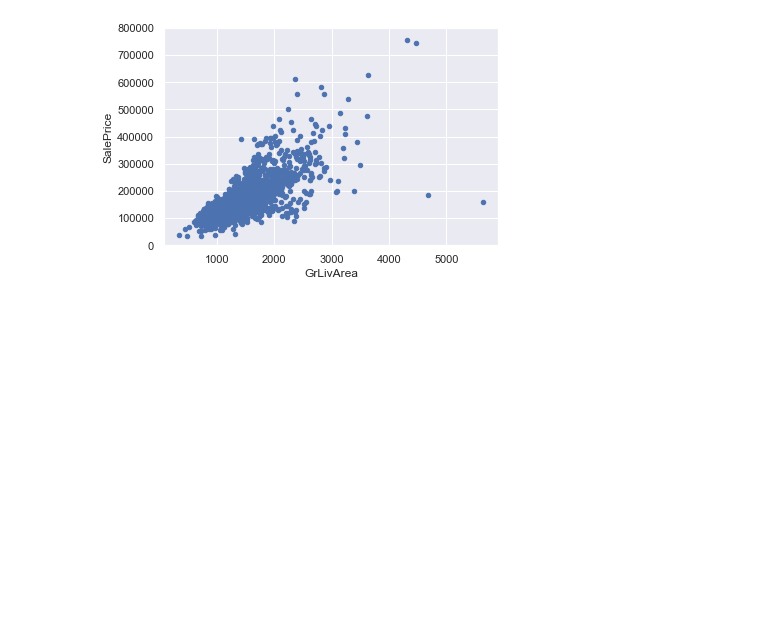
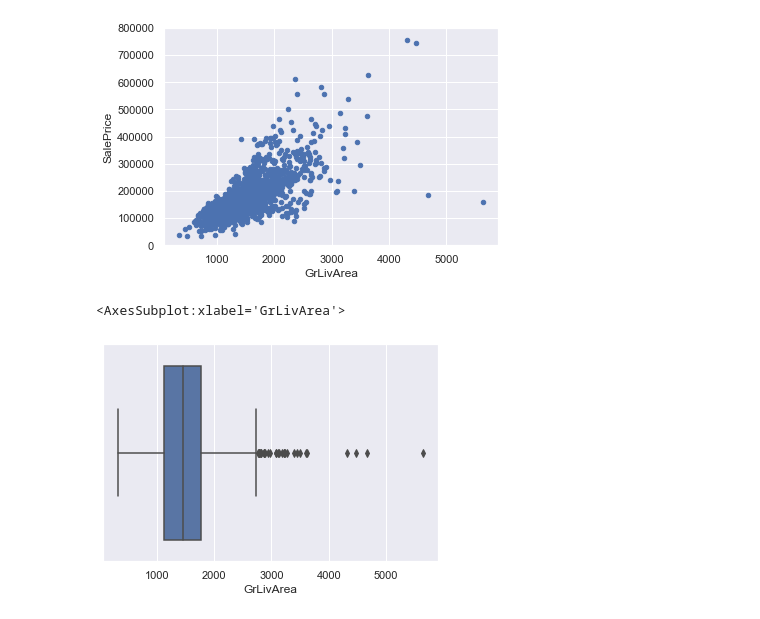
Before and after one commit to xiaguan/DeepLearning, a Jupyter notebook: ch3/House price/数据分析.ipynb, the cells around one changed output. Cells and saved outputs as stored; diff of their text form; code cells hidden in the pictures; blank space fills up the shorter version.

```diff
--- a/ch3/House price/数据分析.ipynb
+++ b/ch3/House price/数据分析.ipynb
@@ -73,3 +30,8 @@ data.plot.scatter(x=var,y='SalePrice',ylim=(0,800000))
 *c* argument looks like a single numeric RGB or RGBA sequence, which should be avoided as value-mapping will have precedence in case its length matches with *x* & *y*.  Please use the *color* keyword- ...
 <AxesSubplot:xlabel='GrLivArea', ylabel='SalePrice'>
 [figure]
+# %%
+sns.boxplot(df_train['GrLivArea'])
+# %% [output]
+<AxesSubplot:xlabel='GrLivArea'>
+[figure, added]
```
Also changed, not shown: parts of 10 cells of this notebook, 7 other files.
